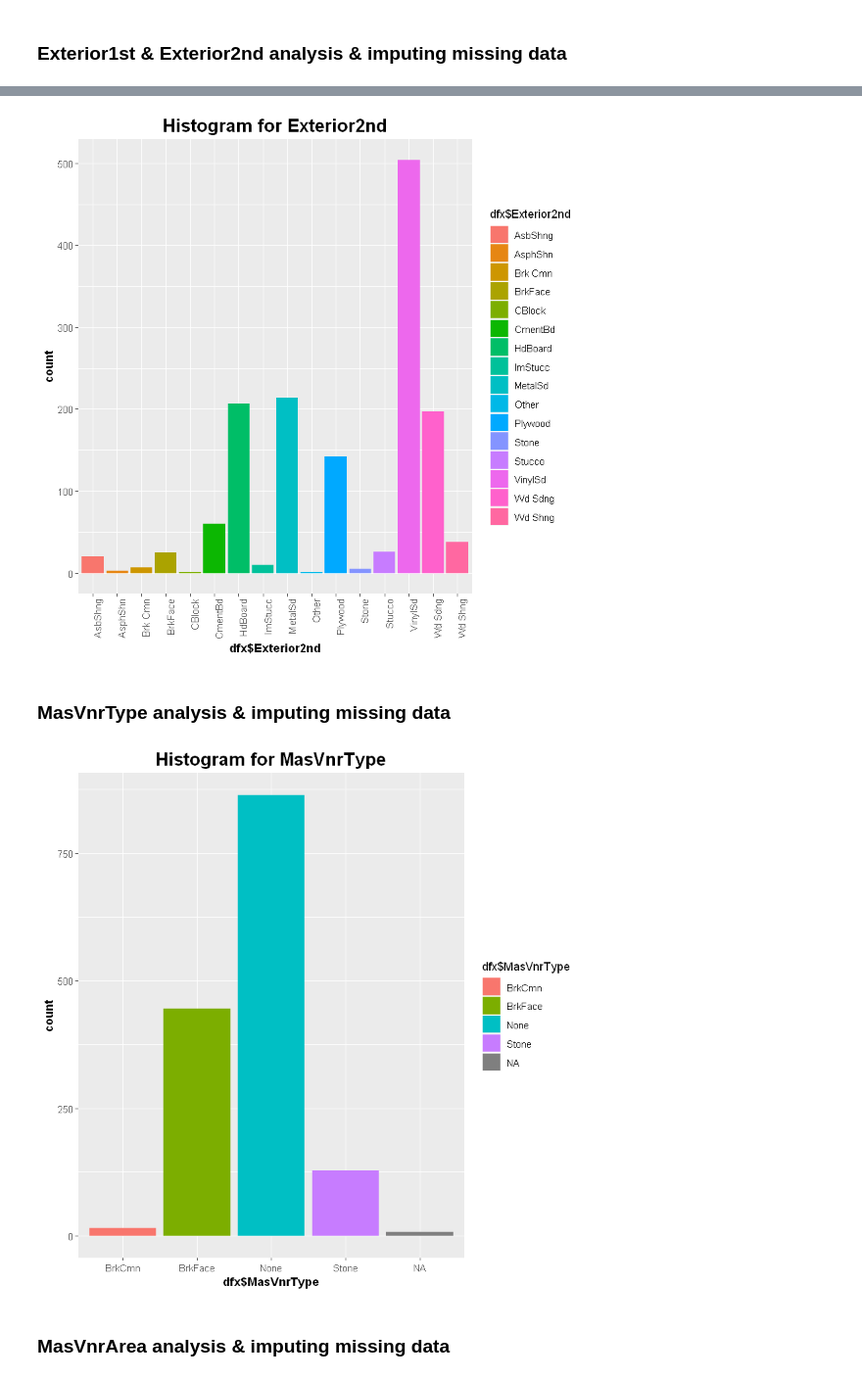
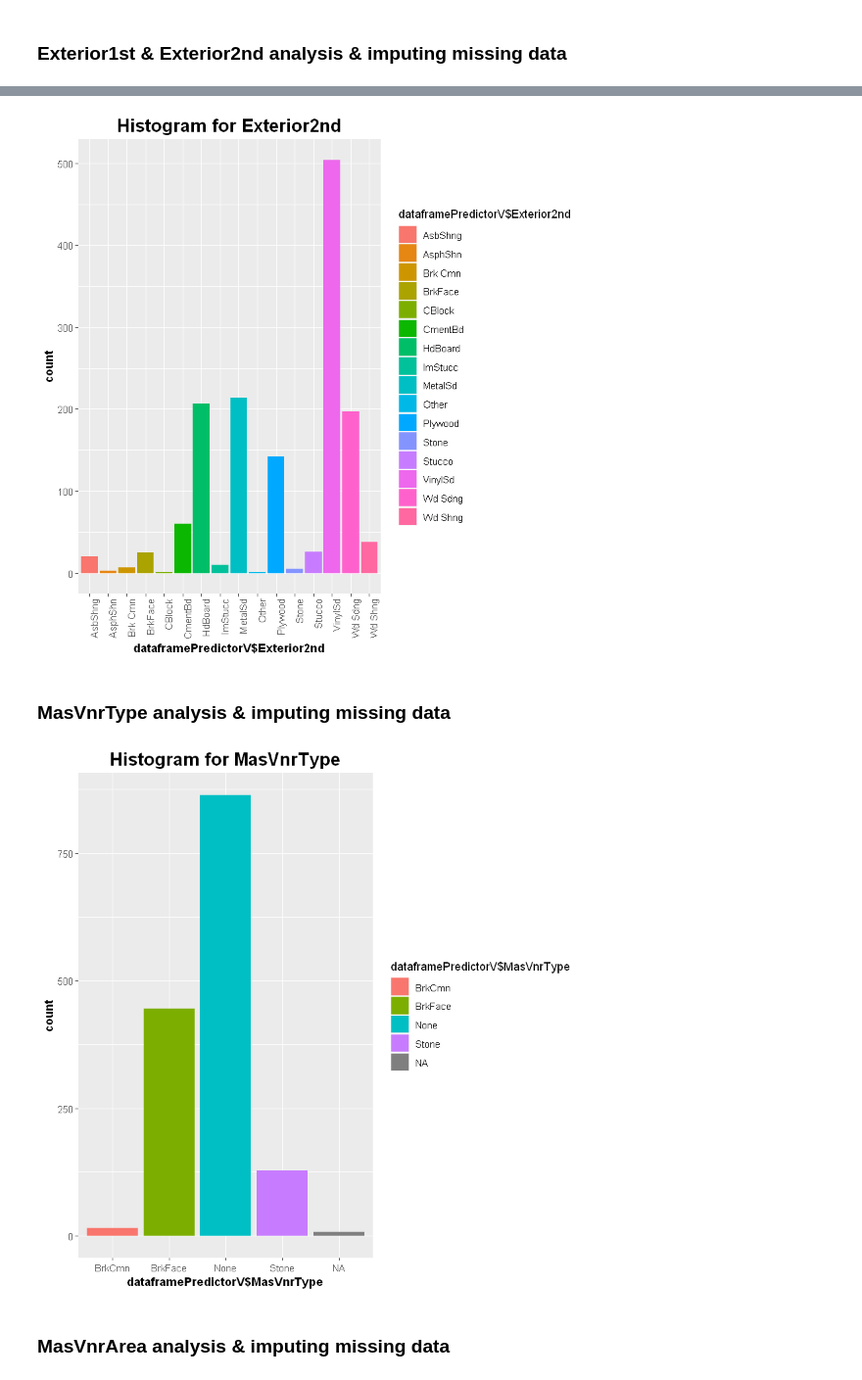
Before and after one commit to bluejurand/House-prices-R, a Jupyter notebook: HousePrices_DA_VIS_Model.ipynb, the cells around one changed output, grey strips where cells are left out. Shown at 98% size. Cells and saved outputs as stored; diff of their text form; code cells hidden in the pictures.

```diff
--- a/HousePrices_DA_VIS_Model.ipynb
+++ b/HousePrices_DA_VIS_Model.ipynb
@@ -349,8 +363,8 @@ head(dfx, 10)
 # %% [markdown]
 ### MSZoning analysis & imputing missing data
 # %%
-MSZoning <- data.frame(dfx$MSZoning)
-ggplot(MSZoning, aes(dfx$MSZoning, ..count..)) + geom_bar(aes(fill = dfx$MSZoning), position = "dodge") +
+MSZoning <- data.frame(dataframePredictorV$MSZoning)
+ggplot(MSZoning, aes(dataframePredictorV$MSZoning, ..count..)) + geom_bar(aes(fill = dataframePredictorV$MSZoning), position = "dodge") +
     labs(title = "Histogram for MSZoning") +
     theme(plot.title = element_text(hjust = 0.5, face = "bold", size = 16), axis.title = element_text(face = "bold"))
 # %% [output]
@@ -358,6 +372,6 @@ ggplot(MSZoning, aes(dfx$MSZoning, ..count..)) + geom_bar(aes(fill = dfx$MSZonin
 # %%
 # Assign "AllPub" to NAs because it is dominating value
-dfx[is.na(dfx$MSZoning), "MSZoning"] <- "RL"
+dataframePredictorV[is.na(dataframePredictorV$MSZoning), "MSZoning"] <- "RL"
 # %% [markdown]
 ###  Utilities analysis & imputing missing data
 # %%
@@ -370,6 +384,6 @@ ggplot(Uti, aes(dfx$Utilities, ..count..)) + geom_bar(aes(fill = dfx$Utilities),
 # %%
 # Assign "AllPub" to NAs because it is dominating value
-dfx[is.na(dfx$Utilities), "Utilities"] <- "AllPub"
+dataframePredictorV[is.na(dataframePredictorV$Utilities), "Utilities"] <- "AllPub"
 # %% [markdown]
 ###  Exterior1st & Exterior2nd analysis & imputing missing data
 # %%
@@ -384,23 +398,23 @@ ggplot(Ex1, aes(dfx$Exterior1st, ..count..)) + geom_bar(aes(fill = dfx$Exterior1
 # %%
-Ex2 <- data.frame(dfx$Exterior2nd)
-ggplot(Ex2, aes(dfx$Exterior2nd, ..count..)) + geom_bar(aes(fill = dfx$Exterior2nd), position = "dodge") +
+Ex2 <- data.frame(dataframePredictorV$Exterior2nd)
+ggplot(Ex2, aes(dataframePredictorV$Exterior2nd, ..count..)) + geom_bar(aes(fill = dataframePredictorV$Exterior2nd), position = "dodge") +
     theme(axis.text.x = element_text(angle = 90, hjust = 1)) +
     labs(title = "Histogram for Exterior2nd") +
     theme(plot.title = element_text(hjust = 0.5, face = "bold", size = 16), axis.title = element_text(face = "bold"))
 # %% [output]
-[figure, old version]
+[figure, new version]
 # %%
 # Assign for Exterior1st & Exterior2nd "VinylSd" to NAs because it is dominating value
-dfx[is.na(dfx$Exterior1st), "Exterior1st"] <- "VinylSd"
-dfx[is.na(dfx$Exterior2nd), "Exterior2nd"] <- "VinylSd"
+dataframePredictorV[is.na(dataframePredictorV$Exterior1st), "Exterior1st"] <- "VinylSd"
+dataframePredictorV[is.na(dataframePredictorV$Exterior2nd), "Exterior2nd"] <- "VinylSd"
 # %% [markdown]
 ###  MasVnrType analysis & imputing missing data
 # %%
-MasVT <- data.frame(dfx$MasVnrType)
-ggplot(MasVT, aes(dfx$MasVnrType, ..count..)) + geom_bar(aes(fill = dfx$MasVnrType), position = "dodge") +
+MasVT <- data.frame(dataframePredictorV$MasVnrType)
+ggplot(MasVT, aes(dataframePredictorV$MasVnrType, ..count..)) + geom_bar(aes(fill = dataframePredictorV$MasVnrType), position = "dodge") +
     labs(title = "Histogram for MasVnrType") +
     theme(plot.title = element_text(hjust = 0.5, face = "bold", size = 16), axis.title = element_text(face = "bold"))
 # %% [output]
-[figure, old version]
+[figure, new version]
 # %%
 # Assign for MasVnrType "None" to NAs because it is dominating value
```
Also changed, not shown: parts of 137 cells of this notebook.
